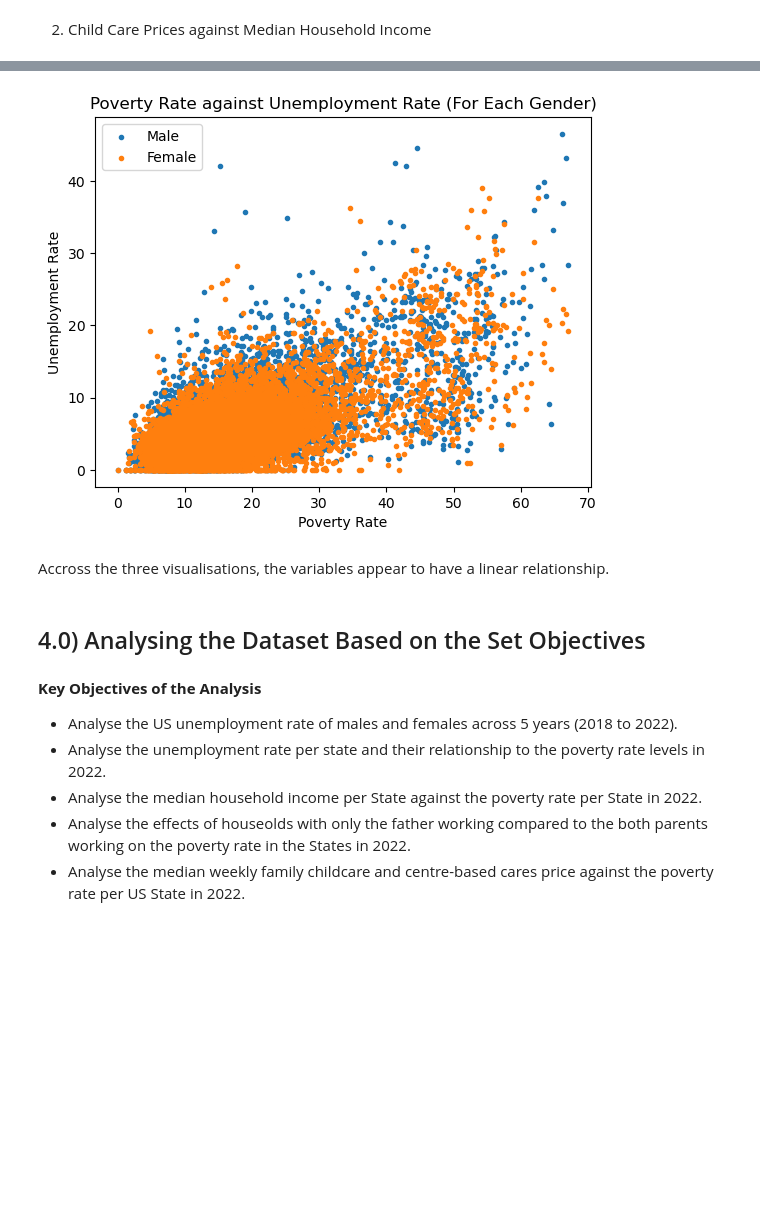
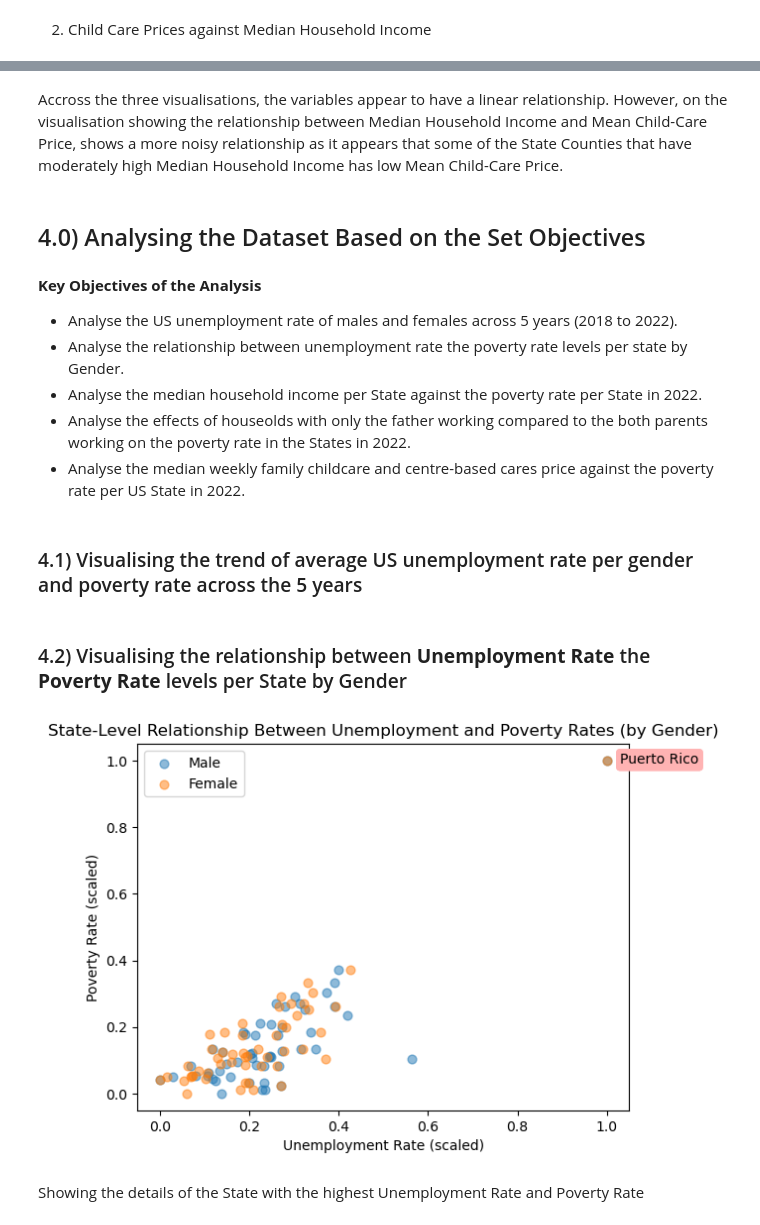
Before and after one commit to kaymighty86/us-poverty-rate-analysis, a Jupyter notebook: us_poverty_rate_analysis_notebook.ipynb, the cells around one changed output, grey strips where cells are left out. Drawn from its saved outputs; the diff is of its cells as text; code cells hidden in the pictures; blank space fills up the shorter version.

```diff
--- a/us_poverty_rate_analysis_notebook.ipynb
+++ b/us_poverty_rate_analysis_notebook.ipynb
@@ -508,19 +514,30 @@ plt.show()
-# %%
-visualiseReationship(filtered_df["poverty_rate"], filtered_df["male_unemployed_rate"], viz_label="Male", xlabel="Poverty Rate", ylabel="Unemployment Rate")
-visualiseReationship(filtered_df["poverty_rate"], filtered_df["female_unemployed_rate"], viz_label="Female", xlabel="Poverty Rate", ylabel="Unemployment Rate")
-plt.title("Poverty Rate against Unemployment Rate (For Each Gender)")
-plt.legend()
-plt.show()
-# %% [output]
-[figure, removed]
 # %% [markdown]
-Accross the three visualisations, the variables appear to have a linear relationship.
+Accross the three visualisations, the variables appear to have a linear relationship. However, on the visualisation showing the relationship between Median Household Income and Mean Child-Care Price, shows a more noisy relationship as it appears that some of the State Counties that have moderately high Median Household Income has low Mean Child-Care Price.
 # %% [markdown]
 ## 4.0) Analysing the Dataset Based on the Set Objectives
 # %% [markdown]
 **Key Objectives of the Analysis**
 * Analyse the US unemployment rate of males and females across 5 years (2018 to 2022).
-* Analyse the unemployment rate per state and their relationship to the poverty rate levels in 2022.
+* Analyse the relationship between unemployment rate the poverty rate levels per state by Gender.
 * Analyse the median household income per State against the poverty rate per State in 2022.
 * Analyse the effects of houseolds with only the father working compared to the both parents working on the poverty rate in the States in 2022.
 * Analyse the median weekly family childcare and centre-based cares price against the poverty rate per US State in 2022.
+# %% [markdown]
+### 4.1) Visualising the trend of average US unemployment rate per gender and poverty rate across the 5 years
+# %% [markdown]
+### 4.2) Visualising the relationship between __Unemployment Rate__ the __Poverty Rate__ levels per State by Gender
+# %%
+male_data = filtered_df[["state_name","poverty_rate", "male_unemployed_rate"]].groupby("state_name").mean()
+female_data = filtered_df[["state_name","poverty_rate", "female_unemployed_rate"]].groupby("state_name").mean()
+m_max_annotate_text = male_data[male_data["poverty_rate"] == male_data["poverty_rate"].max()].index[0] #to show the name of the state with the highest level of unemployment rate to poverty rate
+f_max_annotate_text = female_data[female_data["poverty_rate"] == female_data["poverty_rate"].max()].index[0] #to show the name of the state with the highest level of unemployment rate to poverty rate
+
+visualiseReationship(male_data["male_unemployed_rate"], male_data["poverty_rate"], data_label="Male", ylabel="Poverty Rate", xlabel="Unemployment Rate", max_annot_text = m_max_annotate_text,  marker="o", transparent=True, size = 40)
+visualiseReationship(female_data["female_unemployed_rate"], female_data["poverty_rate"], data_label="Female", ylabel="Poverty Rate", xlabel="Unemployment Rate", max_annot_text = m_max_annotate_text, marker="o", transparent=True, size = 40)
+plt.title("State-Level Relationship Between Unemployment and Poverty Rates (by Gender)")
+plt.legend()
+plt.show()
+# %% [output]
+[figure, added]
+# %% [markdown]
+Showing the details of the State with the highest Unemployment Rate and Poverty Rate
```
Also changed, not shown: parts of 7 cells of this notebook.
